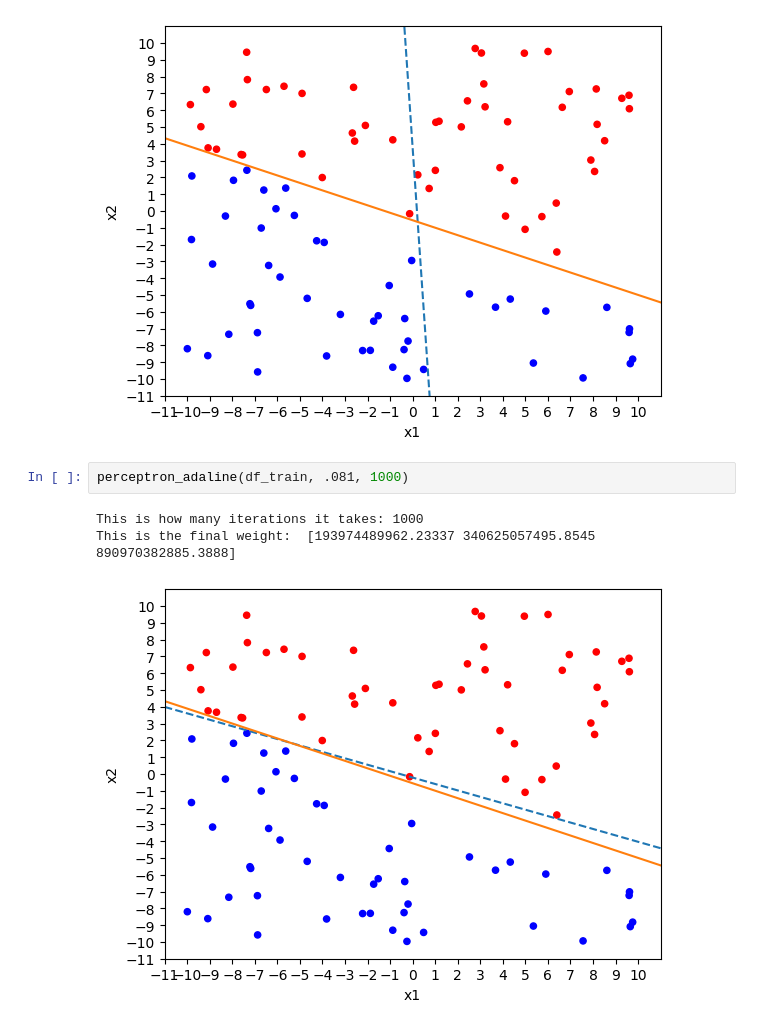
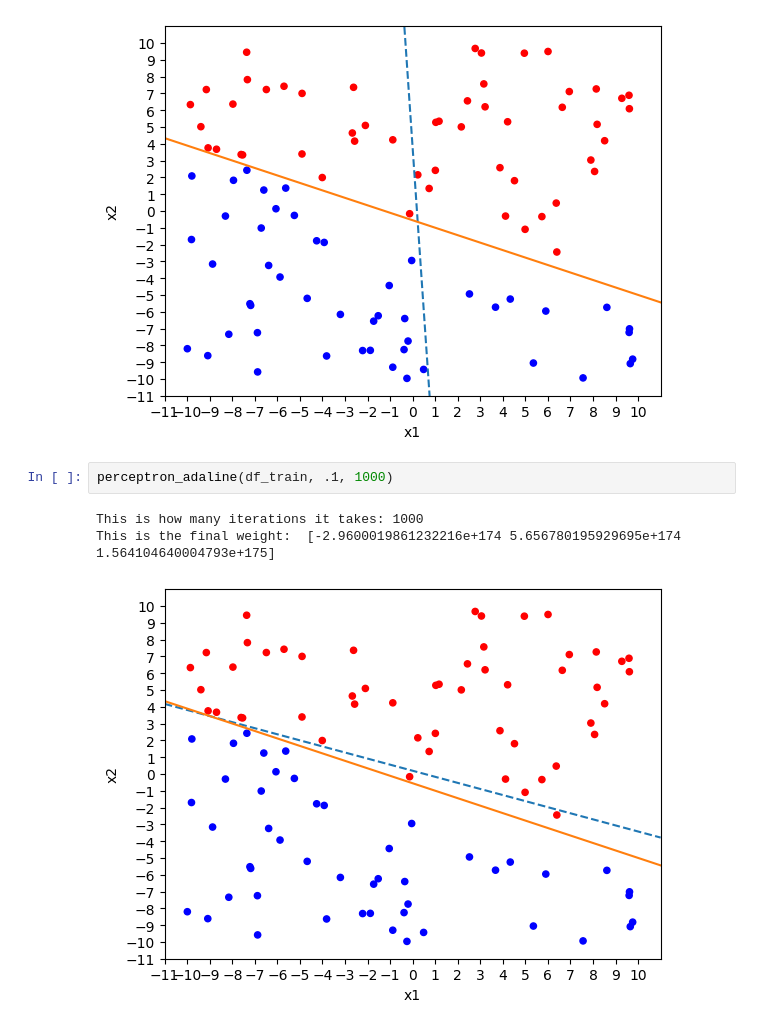
Before and after one commit to arielle00/CMPE257, a Jupyter notebook: hw1_task3.ipynb, the cells around one changed output. Drawn from its saved outputs; the diff is of its cells as text.

```diff
--- a/hw1_task3.ipynb
+++ b/hw1_task3.ipynb
@@ -106,8 +106,8 @@ This is how many iterations it takes: 1000
 This is the final weight:  [-0.03297375492148303 0.17299604224893714 0.008810817267889315]
 [figure]
 # %%
-perceptron_adaline(df_train, .081, 1000)
+perceptron_adaline(df_train, .1, 1000)
 # %% [output]
 This is how many iterations it takes: 1000
-This is the final weight:  [193974489962.23337 340625057495.8545 890970382885.3888]
+This is the final weight:  [-2.9600019861232216e+174 5.656780195929695e+174 1.564104640004793e+175]
-[figure, old version]
+[figure, new version]
```
